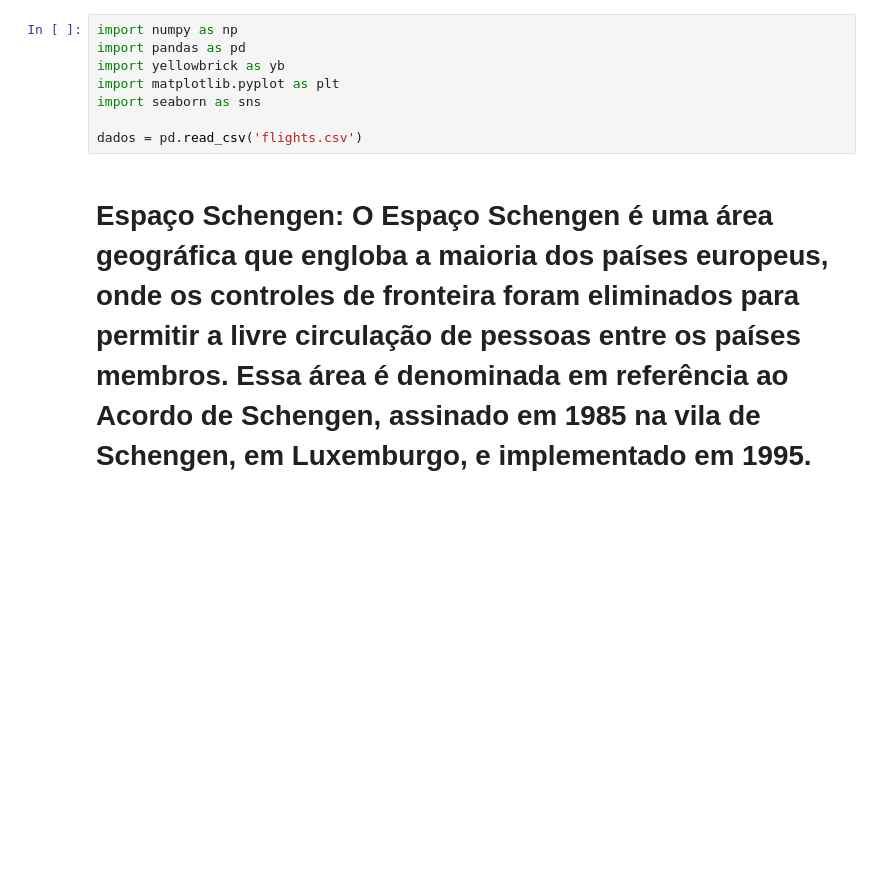
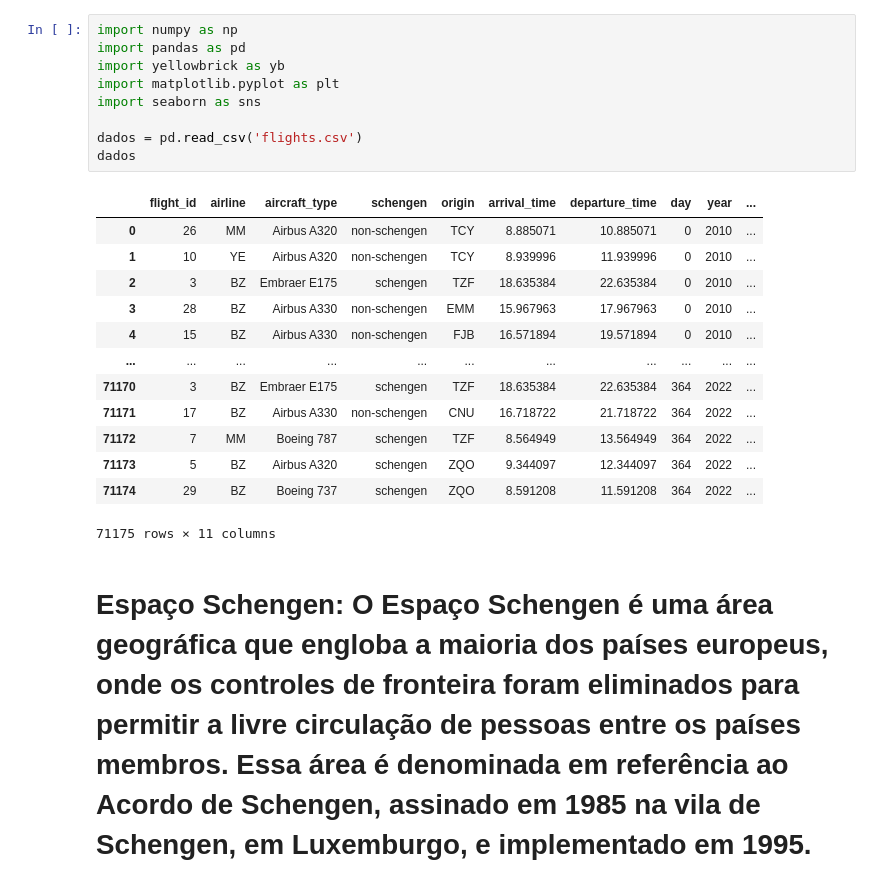
Before and after one commit to vinirmbrozz/RegressionLearning, a Jupyter notebook: src/alura.ipynb, the cells around one changed output. Cells and saved outputs as stored; diff of their text form; blank space fills up the shorter version.

```diff
--- a/src/alura.ipynb
+++ b/src/alura.ipynb
@@ -1,11 +1,26 @@
 # %%
 import numpy as np
 import pandas as pd
 import yellowbrick as yb
 import matplotlib.pyplot as plt
 import seaborn as sns
 
 dados = pd.read_csv('flights.csv')
+dados
+# %% [output]
+|  | flight_id | airline | aircraft_type | schengen | origin | arrival_time | departure_time | day | year | ... |
+| 0 | 26 | MM | Airbus A320 | non-schengen | TCY | 8.885071 | 10.885071 | 0 | 2010 | ... |
+| 1 | 10 | YE | Airbus A320 | non-schengen | TCY | 8.939996 | 11.939996 | 0 | 2010 | ... |
+| 2 | 3 | BZ | Embraer E175 | schengen | TZF | 18.635384 | 22.635384 | 0 | 2010 | ... |
+| 3 | 28 | BZ | Airbus A330 | non-schengen | EMM | 15.967963 | 17.967963 | 0 | 2010 | ... |
+| 4 | 15 | BZ | Airbus A330 | non-schengen | FJB | 16.571894 | 19.571894 | 0 | 2010 | ... |
+| ... | ... | ... | ... | ... | ... | ... | ... | ... | ... | ... |
+| 71170 | 3 | BZ | Embraer E175 | schengen | TZF | 18.635384 | 22.635384 | 364 | 2022 | ... |
+| 71171 | 17 | BZ | Airbus A330 | non-schengen | CNU | 16.718722 | 21.718722 | 364 | 2022 | ... |
+| 71172 | 7 | MM | Boeing 787 | schengen | TZF | 8.564949 | 13.564949 | 364 | 2022 | ... |
+| 71173 | 5 | BZ | Airbus A320 | schengen | ZQO | 9.344097 | 12.344097 | 364 | 2022 | ... |
+| 71174 | 29 | BZ | Boeing 737 | schengen | ZQO | 8.591208 | 11.591208 | 364 | 2022 | ... |
+71175 rows × 11 columns
 # %% [markdown]
 # Espaço Schengen: O Espaço Schengen é uma área geográfica que engloba a maioria dos países europeus, onde os controles de fronteira foram eliminados para permitir a livre circulação de pessoas entre os países membros. Essa área é denominada em referência ao Acordo de Schengen, assinado em 1985 na vila de Schengen, em Luxemburgo, e implementado em 1995.
 # %%
```
Also changed, not shown: parts of 7 cells of this notebook, 1 other file.
